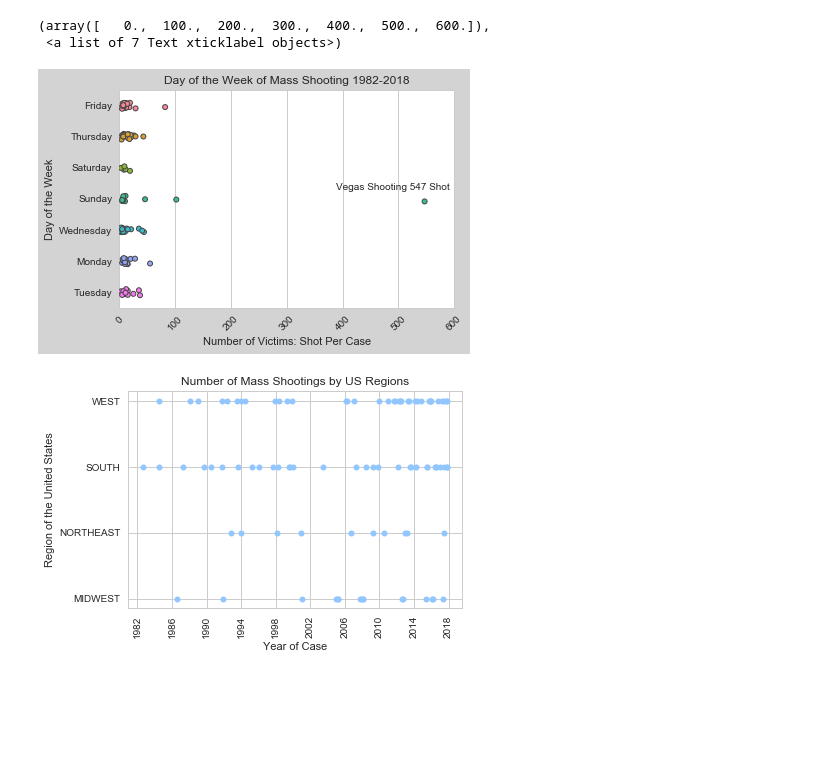
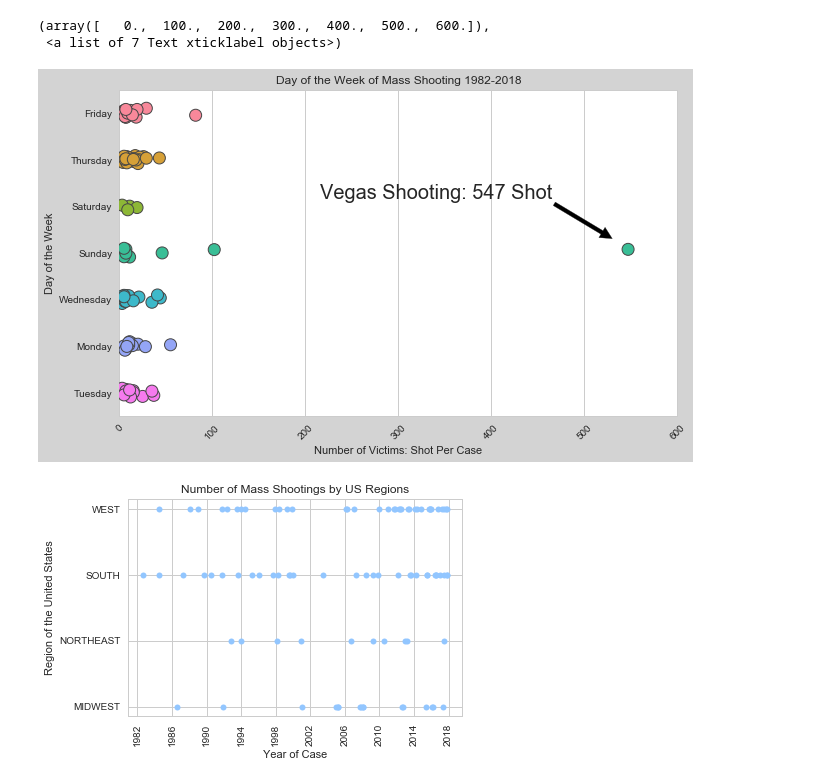
Before and after one commit to ke4tri/Mass-Shooting-Data-Charts, a Jupyter notebook: Active Shooter-checkpoint.ipynb, the cells around one changed output. Cells and saved outputs as stored; diff of their text form; code cells hidden in the pictures; blank space fills up the shorter version.

```diff
--- a/Active Shooter-checkpoint.ipynb
+++ b/Active Shooter-checkpoint.ipynb
@@ -22,17 +22,20 @@ df3 = df3.set_index('Date')
 # %%
 #plt.scatter(df2['Location'], df2['Fatalities'])
 #plt.plot(df2['State'], marker='.', linestyle = 'none')
 #plt.plot(df3['Region'], marker='.',markersize=12, linestyle = 'none')
-fig, ax = plt.subplots(facecolor='lightgray')
+fig, ax = plt.subplots(figsize=(10,6),facecolor='lightgray')
+ax.annotate('Vegas Shooting: 547 Shot',size=20,xy=(530,2.7),xycoords='data', xytext=(-60, 40),textcoords='offset points',ha='right',arrowprops=dict(facecolor='black'))
+
 ax.axis([0, 600, 0, 10])
-ax.text(0.6467,0.54 , "Vegas Shooting 547 Shot", transform=ax.transAxes)
-sb.stripplot(x="Total victims",y="DOW", data=df3, jitter=True, linewidth=1)
+
+#ax.text(0.6467,0.54 , "Vegas Shooting 547 Shot", transform=ax.transAxes)
+sb.stripplot(x="Total victims",size=12,y="DOW", data=df3, jitter=True, linewidth=1)
 plt.title('Day of the Week of Mass Shooting 1982-2018')
 plt.xlabel("Number of Victims: Shot Per Case")
 plt.ylabel("Day of the Week")
 plt.xticks(rotation=45)
 # %% [output]
 (array([   0.,  100.,  200.,  300.,  400.,  500.,  600.]),
  <a list of 7 Text xticklabel objects>)
-[figure, old version]
+[figure, new version]
 # %%
```
Also changed, not shown: parts of 2 cells of this notebook.
